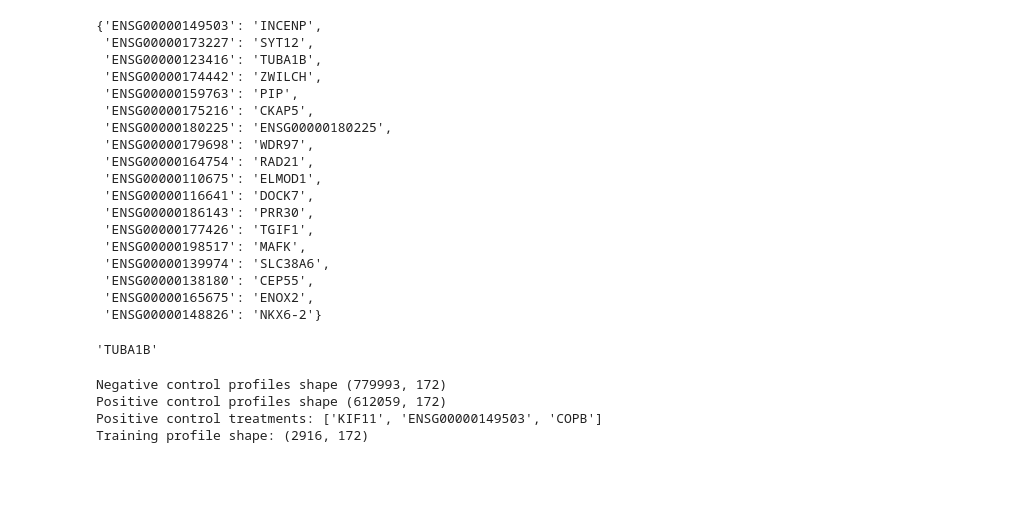
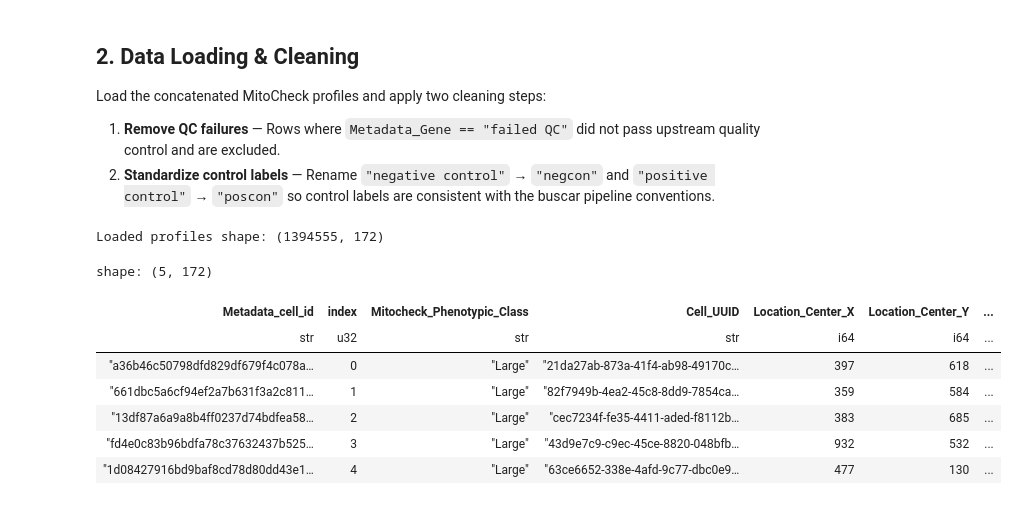
Before and after one commit to axiomcura/buscar, a Jupyter notebook: notebooks/3.mitocheck-analysis/0.explore-mitocheck-data.ipynb, the cells around one changed output. Saved outputs shown, nothing was run; the diff lists cells and outputs as text; code cells hidden in the pictures; blank space fills up the shorter version.

```diff
--- a/notebooks/3.mitocheck-analysis/0.explore-mitocheck-data.ipynb
+++ b/notebooks/3.mitocheck-analysis/0.explore-mitocheck-data.ipynb
@@ -36 +70,6 @@ processed_profiles_path = (results_dir / "processed_profiles.parquet").resolve()
+# %% [markdown]
+## 2. Data Loading & Cleaning
+Load the concatenated MitoCheck profiles and apply two cleaning steps:
+1. **Remove QC failures** — Rows where `Metadata_Gene == "failed QC"` did not pass upstream quality control and are excluded.
+2. **Standardize control labels** — Rename `"negative control"` → `"negcon"` and `"positive control"` → `"poscon"` so control labels are consistent with the buscar pipeline conventions.
 # %%
@@ -38,78 +79,35 @@ processed_profiles_path = (results_dir / "processed_profiles.parquet").resolve()
 ensg_genes_decoder = load_configs(ensg_genes_config_path)
 feature_space_configs = load_configs(mitocheck_feature_space_config)
-# %%
-ensg_genes_decoder
-# %% [output]
-{'ENSG00000149503': 'INCENP',
- 'ENSG00000173227': 'SYT12',
- 'ENSG00000123416': 'TUBA1B',
- 'ENSG00000174442': 'ZWILCH',
- 'ENSG00000159763': 'PIP',
- 'ENSG00000175216': 'CKAP5',
- 'ENSG00000180225': 'ENSG00000180225',
- 'ENSG00000179698': 'WDR97',
- 'ENSG00000164754': 'RAD21',
- 'ENSG00000110675': 'ELMOD1',
- 'ENSG00000116641': 'DOCK7',
- 'ENSG00000186143': 'PRR30',
- 'ENSG00000177426': 'TGIF1',
- 'ENSG00000198517': 'MAFK',
- 'ENSG00000139974': 'SLC38A6',
- 'ENSG00000138180': 'CEP55',
- 'ENSG00000165675': 'ENOX2',
- 'ENSG00000148826': 'NKX6-2'}
-# %%
-ensg_genes_decoder["ENSG00000123416"]
-# %% [output]
-'TUBA1B'
 # %%
-# load in data
+# Load the parquet file into a Polars DataFrame (one row = one single cell)
 mitocheck_df = load_profiles(mitocheck_profile_path)
 
-
-# removing failed qc
+# Remove rows that failed upstream QC — these cells have unreliable measurements
 mitocheck_df = mitocheck_df.filter(pl.col("Metadata_Gene") != "failed QC")
 
-
-# replace "negative_control" and "positive_control" values in Metadata_Gene with
-# "negcon" and "poscon" respectivel
+# Standardize control labels to match buscar pipeline conventions:
+#   "negative control" → "negcon"  (untreated / non-targeting siRNA)
+#   "positive control" → "poscon"  (known phenotype-inducing siRNA)
 mitocheck_df = mitocheck_df.with_columns(
     pl.col("Metadata_Gene").map_elements(
         lambda x: (
             "negcon"
             if x == "negative control"
             else ("poscon" if x == "positive control" else x)
         ),
         return_dtype=pl.String,
     )
 )
 
-
-print(
-    "Negative control profiles shape",
-    mitocheck_df.filter(pl.col("Mitocheck_Phenotypic_Class") == "negcon").shape,
-)
-print(
-    "Positive control profiles shape",
-    mitocheck_df.filter(pl.col("Mitocheck_Phenotypic_Class") == "poscon").shape,
-)
-print(
-    "Positive control treatments:",
-    mitocheck_df.filter(pl.col("Mitocheck_Phenotypic_Class") == "poscon")[
-        "Metadata_Gene"
-    ]
-    .unique()
-    .to_list(),
-)
-print(
-    "Training profile shape:",
-    mitocheck_df.filter(
-        (pl.col("Mitocheck_Phenotypic_Class") != "negcon")
-        & (pl.col("Mitocheck_Phenotypic_Class") != "poscon")
-    ).shape,
-)
+print(f"Loaded profiles shape: {mitocheck_df.shape}")
+mitocheck_df.head()
 # %% [output]
-Negative control profiles shape (779993, 172)
-Positive control profiles shape (612059, 172)
-Positive control treatments: ['KIF11', 'ENSG00000149503', 'COPB']
-Training profile shape: (2916, 172)
+Loaded profiles shape: (1394555, 172)
+shape: (5, 172)
+| Metadata_cell_id | index | Mitocheck_Phenotypic_Class | Cell_UUID | Location_Center_X | Location_Center_Y | ... |
+| str | u32 | str | str | i64 | i64 | ... |
+| "a36b46c50798dfd829df679f4c078a… | 0 | "Large" | "21da27ab-873a-41f4-ab98-49170c… | 397 | 618 | ... |
+| "661dbc5a6cf94ef2a7b631f3a2c811… | 1 | "Large" | "82f7949b-4ea2-45c8-8dd9-7854ca… | 359 | 584 | ... |
+| "13df87a6a9a8b4ff0237d74bdfea58… | 2 | "Large" | "cec7234f-fe35-4411-aded-f8112b… | 383 | 685 | ... |
+| "fd4e0c83b96bdfa78c37632437b525… | 3 | "Large" | "43d9e7c9-c9ec-45ce-8820-048bfb… | 932 | 532 | ... |
+| "1d08427916bd9baf8cd78d80dd43e1… | 4 | "Large" | "63ce6652-338e-4afd-9c77-dbc0e9… | 477 | 130 | ... |
```
Also changed, not shown: parts of 25 cells of this notebook, 48 other files.
